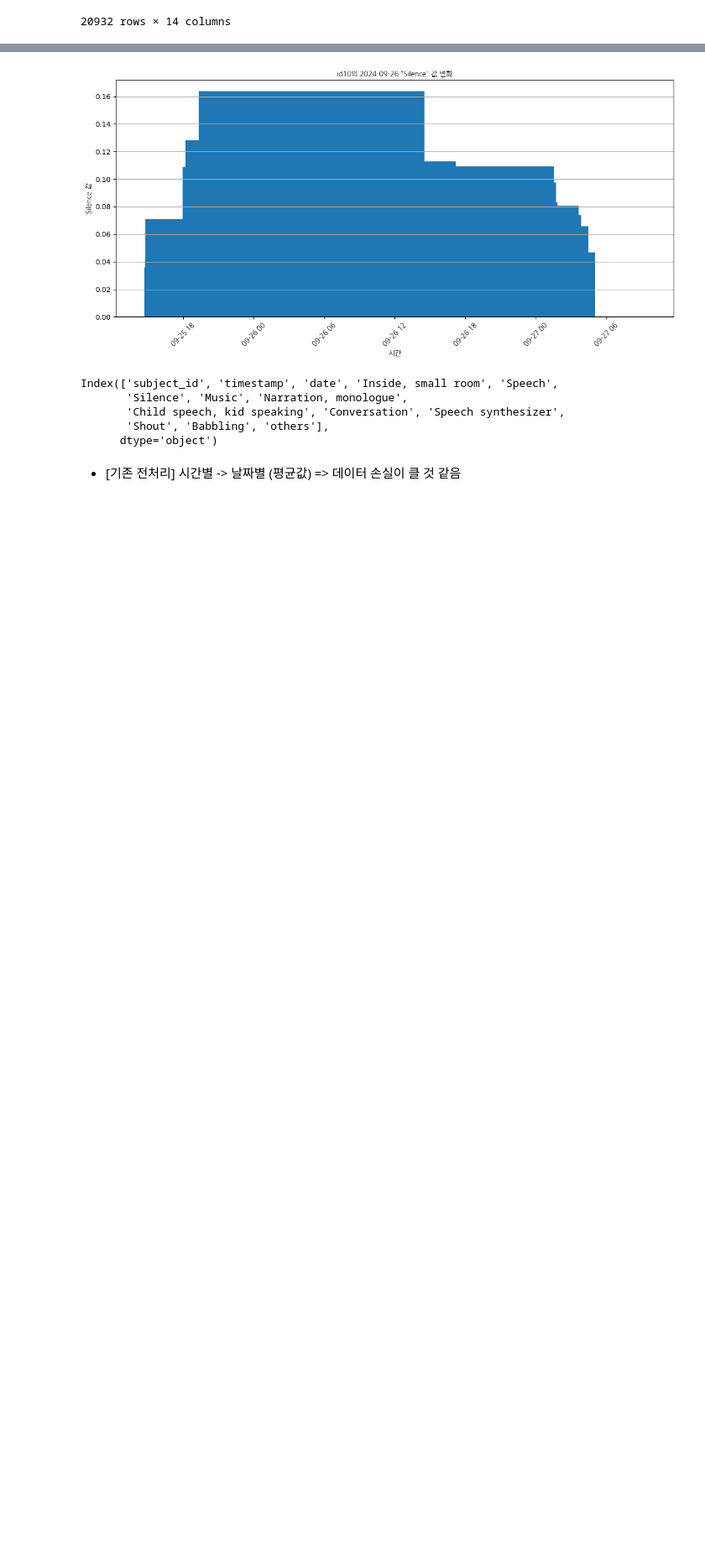
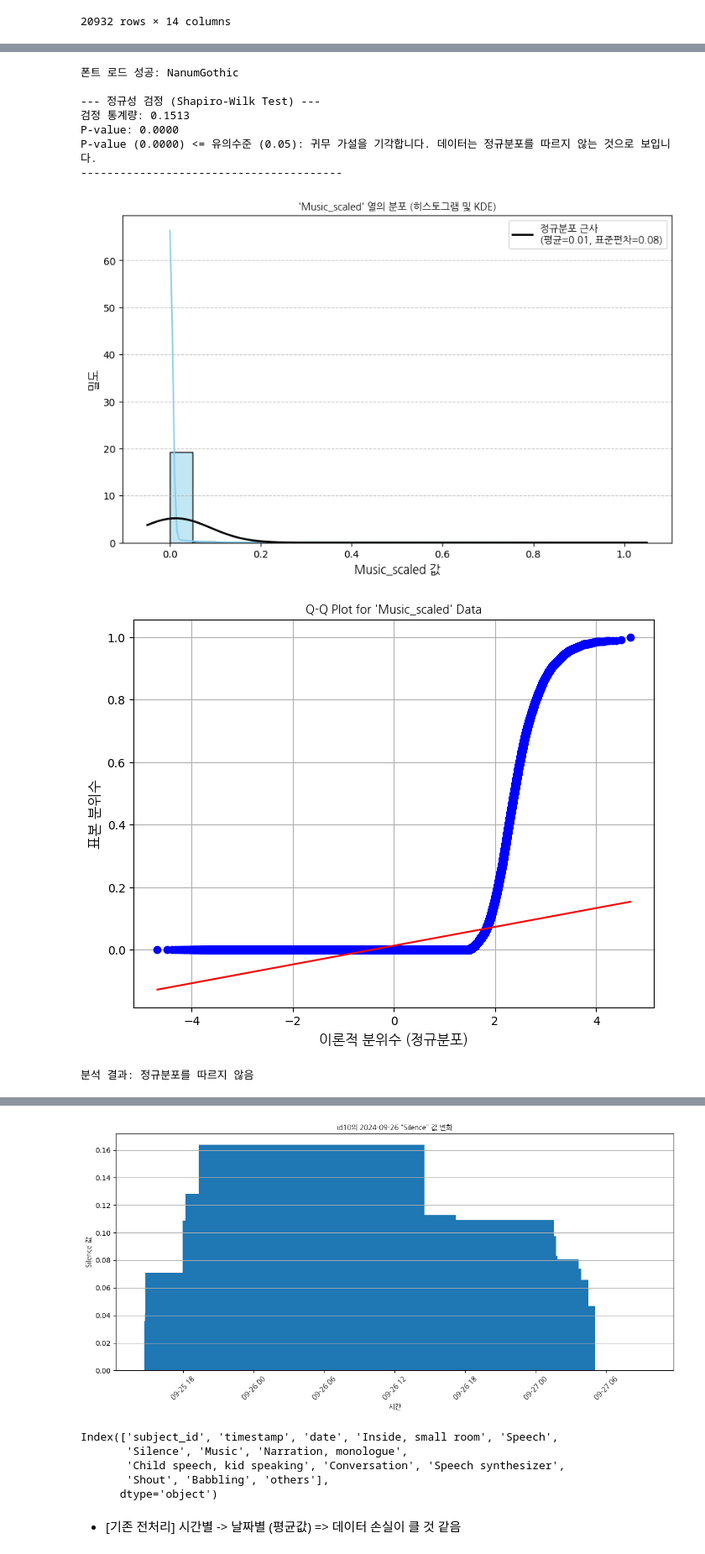
Before and after one commit to datalab-hub/lifelog-sleep-ictc-2025, a Jupyter notebook: minjeong/data-mining/3_mAmbience.ipynb, the cells around one changed output, grey strips where cells are left out. Shown at 84% size. Drawn from its saved outputs; the diff is of its cells as text; code cells hidden in the pictures; blank space fills up the shorter version.

```diff
--- a/minjeong/data-mining/3_mAmbience.ipynb
+++ b/minjeong/data-mining/3_mAmbience.ipynb
@@ -242,0 +312,12 @@ Name: count, Length: 34496, dtype: int64
+# %%
+from sklearn.preprocessing import MaxAbsScaler
+
+scaler = MaxAbsScaler()
+mAmbience_df1['Speech_scaled'] = scaler.fit_transform(mAmbience_df1[['Speech']])
+mAmbience_df1['Speech_scaled'] = mAmbience_df1['Speech_scaled'].round(3)
+# %%
+from sklearn.preprocessing import MaxAbsScaler
+
+scaler = MaxAbsScaler()
+mAmbience_df1['Music_scaled'] = scaler.fit_transform(mAmbience_df1[['Music']])
+mAmbience_df1['Music_scaled'] = mAmbience_df1['Music_scaled'].round(3)
@@ -242,0 +326,6 @@ Name: count, Length: 34496, dtype: int64
+# %%
+from sklearn.preprocessing import MaxAbsScaler
+
+scaler = MaxAbsScaler()
+mAmbience_df1['Inside_small_room_scaled'] = scaler.fit_transform(mAmbience_df1[['Inside, small room']])
+mAmbience_df1['Inside_small_room_scaled'] = mAmbience_df1['Inside_small_room_scaled'].round(3)
@@ -242,0 +467,17 @@ Name: count, Length: 34496, dtype: int64
+# %%
+
+col = 'Music_scaled' # 'Inside_small_room_scaled' # 'Inside, small room' # 'Speech_scaled' # Silence
+data_series = mAmbience_df1[col]
+results = analyze_normality(data_series)
+print(f"분석 결과: {results['normality_result']}")
+# %% [output]
+폰트 로드 성공: NanumGothic
+
+--- 정규성 검정 (Shapiro-Wilk Test) ---
+검정 통계량: 0.1513
+P-value: 0.0000
+P-value (0.0000) <= 유의수준 (0.05): 귀무 가설을 기각합니다. 데이터는 정규분포를 따르지 않는 것으로 보입니다.
+----------------------------------------
+[figure, added]
+[figure, added]
+분석 결과: 정규분포를 따르지 않음
```
Also changed, not shown: parts of 16 cells of this notebook, 5 other files.
